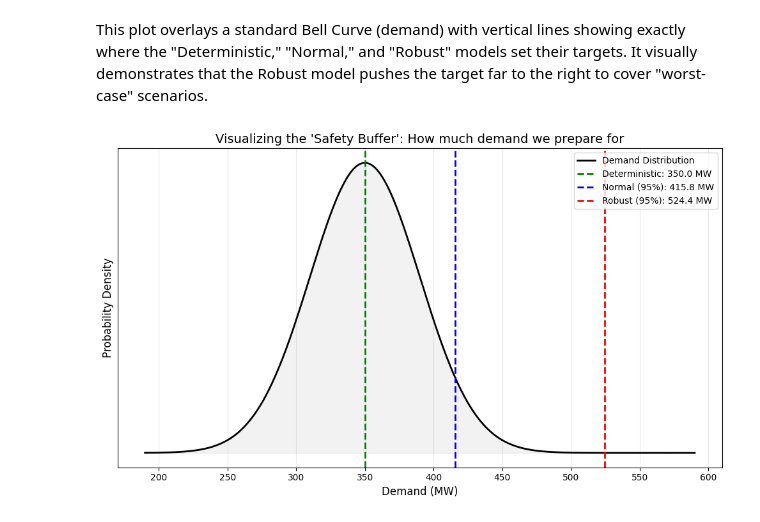
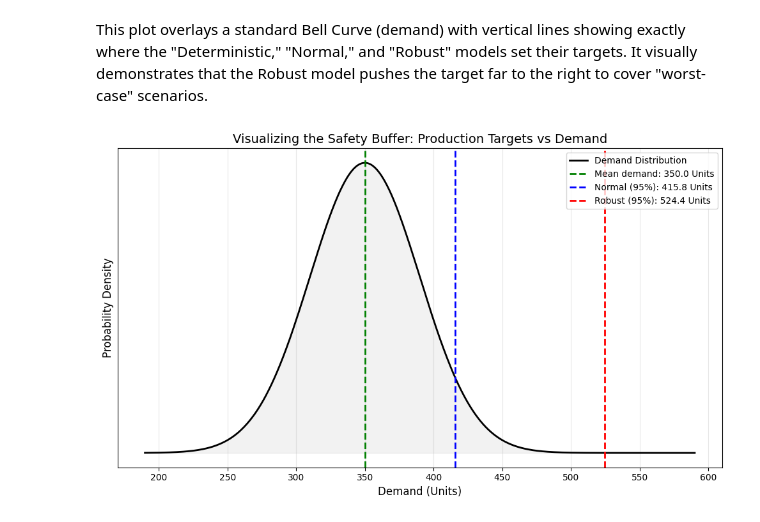
Before and after one commit to vishal36-pop/opti-project-draft, a Jupyter notebook: Opit_explained_dt 21st.ipynb, the cells around one changed output. Drawn from its saved outputs; the diff is of its cells as text; code cells hidden in the pictures.

```diff
--- a/Opit_explained_dt 21st.ipynb
+++ b/Opit_explained_dt 21st.ipynb
@@ -607,41 +607,44 @@ This plot overlays a standard Bell Curve (demand) with vertical lines showing ex
 It visually demonstrates that the Robust model pushes the target far to the right to cover "worst-case" scenarios.
 # %%
 def plot_risk_distributions(mu, sigma, results):
-    """Visualize Gaussian demand distribution vs optimization targets."""
-    # Generate data for the Bell Curve
-    x = np.linspace(mu - 4*sigma, mu + 6*sigma, 1000)
+    """Visualize Gaussian demand distribution vs. effective production targets.
+
+    Vertical lines:
+      - Mean demand (baseline deterministic planning) in Units
+      - Normal buffering target D_eff (service level via z-score)
+      - Robust buffering target D_eff (distribution-free Cantelli/Chebyshev)
+    All labels and axis units use generic production Units (not MW)."""
+    # Generate data for the demand distribution curve
+    x = np.linspace(mu - 4 * sigma, mu + 6 * sigma, 1000)
     y = stats.norm.pdf(x, mu, sigma)
 
     plt.figure(figsize=(10, 6))
 
-    # 1. Plot the Bell Curve (Demand Probability)
-    plt.plot(x, y, 'k-', lw=2, label=f'Demand Distribution')
+    # 1. Plot the demand probability curve
+    plt.plot(x, y, 'k-', lw=2, label='Demand Distribution')
     plt.fill_between(x, y, alpha=0.1, color='gray')
 
-    # 2. Plot the Targets (Vertical Lines)
-    # Deterministic (The Mean)
-    plt.axvline(mu, color='green', linestyle='--', linewidth=2, label=f'Deterministic: {mu:.1f} MW')
+    # 2. Plot the targets (vertical lines)
+    plt.axvline(mu, color='green', linestyle='--', linewidth=2, label=f'Mean demand: {mu:.1f} Units')
 
-    # Normal (Gaussian)
     deff_norm = results['normal']['D_eff']
-    plt.axvline(deff_norm, color='blue', linestyle='--', linewidth=2, label=f'Normal (95%): {deff_norm:.1f} MW')
+    plt.axvline(deff_norm, color='blue', linestyle='--', linewidth=2, label=f'Normal (95%): {deff_norm:.1f} Units')
 
-    # Robust (Chebyshev)
     deff_rob = results['robust']['D_eff']
-    plt.axvline(deff_rob, color='red', linestyle='--', linewidth=2, label=f'Robust (95%): {deff_rob:.1f} MW')
+    plt.axvline(deff_rob, color='red', linestyle='--', linewidth=2, label=f'Robust (95%): {deff_rob:.1f} Units')
 
     # Formatting
-    plt.xlabel("Demand (MW)", fontsize=12)
-    plt.ylabel("Probability Density", fontsize=12)
-    plt.title("Visualizing the 'Safety Buffer': How much demand we prepare for", fontsize=14)
+    plt.xlabel('Demand (Units)', fontsize=12)
+    plt.ylabel('Probability Density', fontsize=12)
+    plt.title("Visualizing the Safety Buffer: Production Targets vs Demand", fontsize=14)
     plt.legend(loc='upper right')
     plt.grid(True, alpha=0.3)
-    plt.yticks([]) # Hide y-axis numbers as they are abstract densities
+    plt.yticks([])  # hide y-axis numeric ticks (density scale not critical here)
 
     plt.tight_layout()
     plt.show()
 
-# Run the plot
+# Run the updated plot
 plot_risk_distributions(mu_D, sigma_D, results)
 # %% [output]
-[figure, old version]
+[figure, new version]
```
Also changed, not shown: parts of 2 cells of this notebook.
